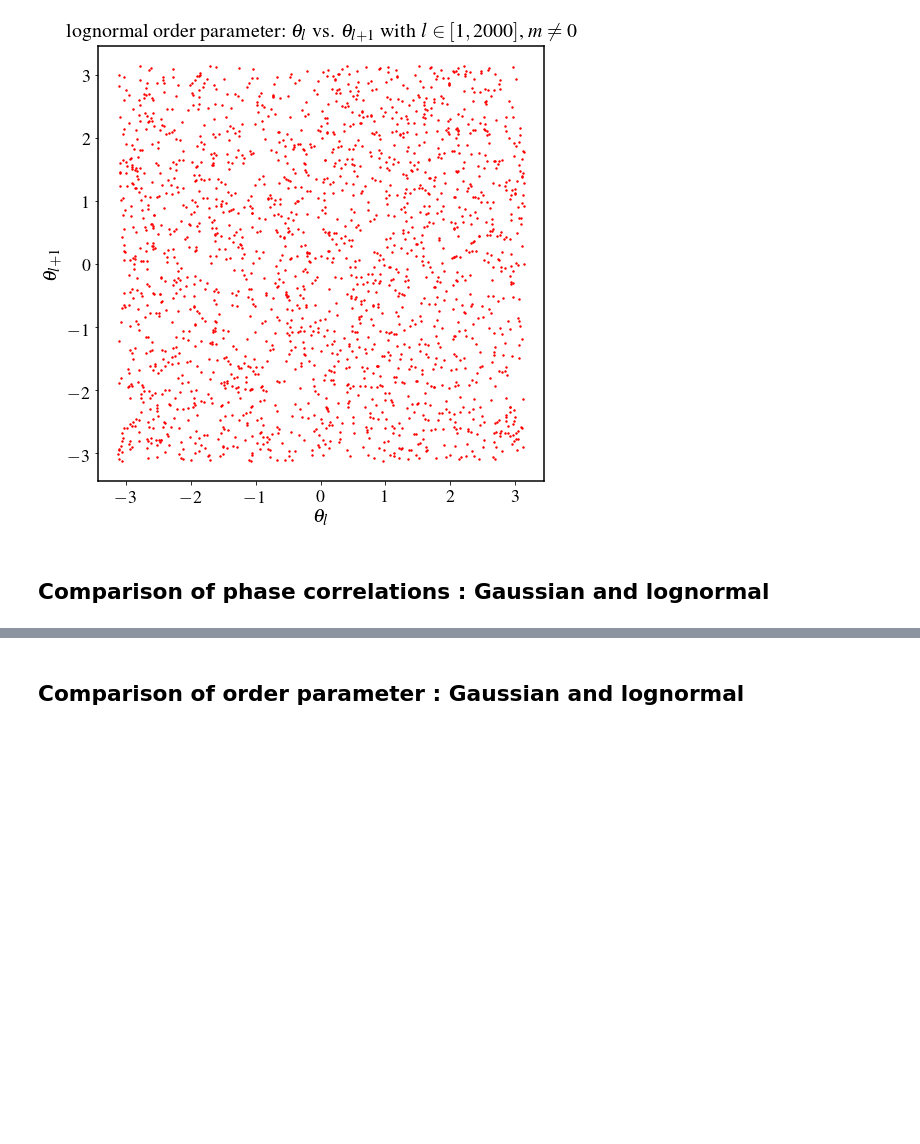
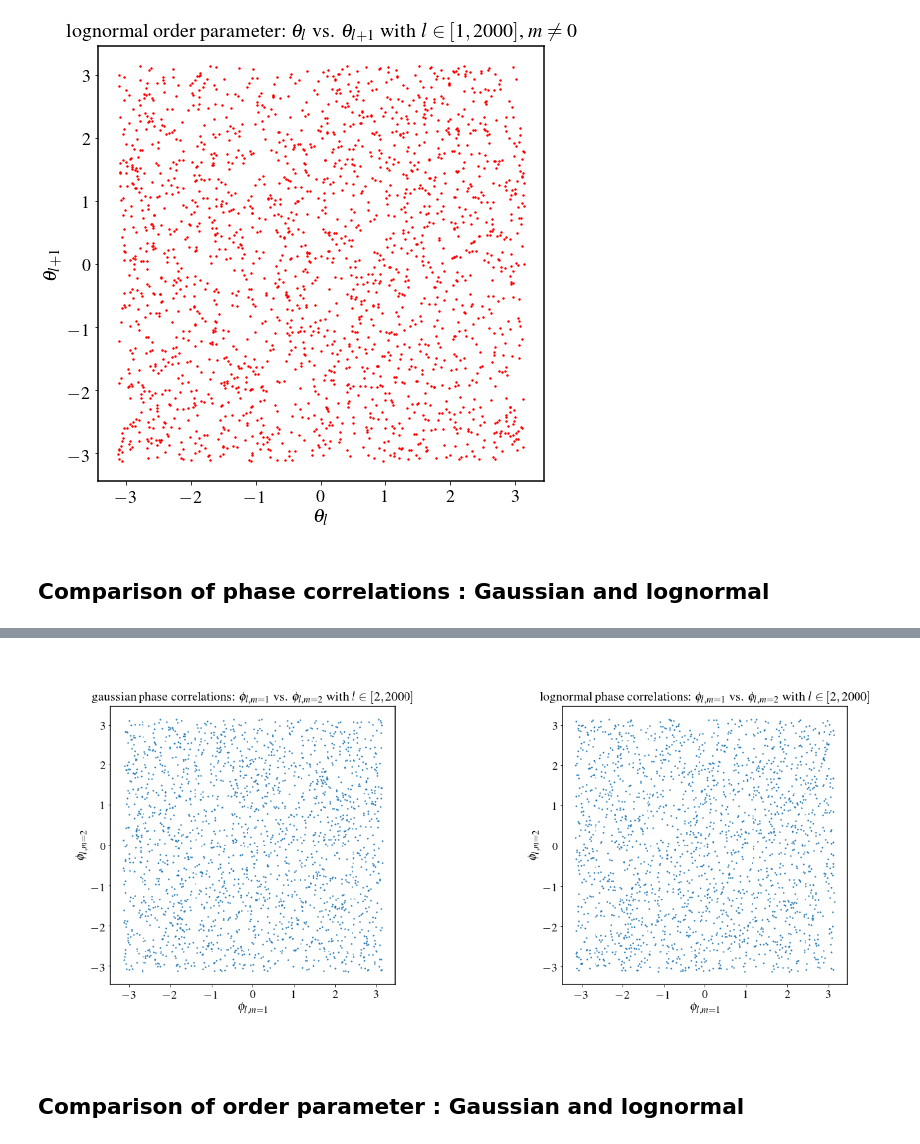
Before and after one commit to anikhalder/Phase_correlations, a Jupyter notebook: scripts/phase_correlations.ipynb, the cells around one changed output, grey strips where cells are left out. Saved outputs shown, nothing was run; the diff lists cells and outputs as text; code cells hidden in the pictures; blank space fills up the shorter version.

Commit message:
Change plotting code

```diff
--- a/scripts/phase_correlations.ipynb
+++ b/scripts/phase_correlations.ipynb
@@ -154,7 +155,6 @@ plt.savefig('./plots/order_parameter_'+map_type+'.png')
 # %% [markdown]
 ## Lognormal map
 # %%
-map_idx = 1
 map_type = 'lognormal'
 logshift = 1.0
 filepath = './simulations_output/'+map_type+'_maps/logshift_'+str(logshift)+'/'
@@ -282,2 +276,15 @@ display(HTML("<table><tr><td><img src='./plots/phase_correlations_gaussian.png'>
+# %%
+images = []
+images.append(mpimg.imread('plots_correlations/phase_correlations_gaussian_'+str(map_idx)+'.png'))
+images.append(mpimg.imread('plots_correlations/phase_correlations_lognormal_'+str(map_idx)+'.png'))
+
+plt.figure(figsize=(23,23))
+columns = 2
+for i, image in enumerate(images):
+    plt.subplot(len(images) / columns + 1, columns, i + 1)
+    plt.axis('off')
+    plt.imshow(image)
+# %% [output]
+[figure, added]
 # %% [markdown]
 ## Comparison of order parameter : Gaussian and lognormal
```
Also changed, not shown: parts of 9 cells of this notebook, 8 other files.
